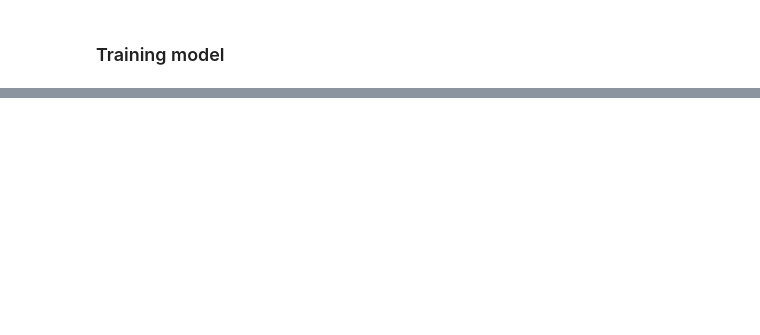
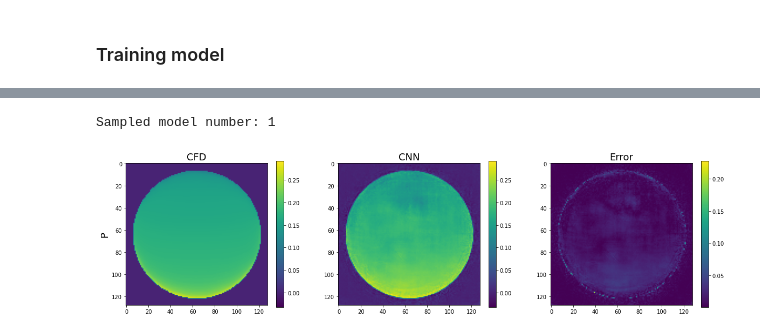
Before and after one commit to NormKOALA/Projects, a Jupyter notebook: FinalProject/FinalProject_WorkNote.ipynb, the cells around one changed output, grey strips where cells are left out. Cells and saved outputs as stored; diff of their text form; code cells hidden in the pictures; blank space fills up the shorter version.

```diff
--- a/FinalProject/FinalProject_WorkNote.ipynb
+++ b/FinalProject/FinalProject_WorkNote.ipynb
@@ -1146,0 +1227,19 @@ for i in range(4):
+# %%
+x = torch.FloatTensor(x)
+y = torch.FloatTensor(y)
+
+x_Ns, x_Nc, x_Nx, x_Ny = x.shape
+y_Ns, y_Nc, y_Nx, y_Ny = y.shape
+
+# channels_weights = torch.sqrt(torch.mean(y.permute(0, 2, 3, 1)\
+#                                          .reshape((y_Ns*y_Nx*y_Ny, y_Nc)) ** 2, dim=0)).view(1, -1, 1, 1).to(device)
+
+# print(channels_weights)
+
+channels_weights = 1
+# %%
+# Spliting dataset into 70% train and 30% test
+train_data, test_data = split_tensors(x, y, ratio=0.7)
+
+train_dataset, test_dataset = TensorDataset(*train_data), TensorDataset(*test_data)
+test_x, test_y = test_dataset[:]
@@ -1146,0 +1272,22 @@ for i in range(4):
+# %%
+# Learning parameters
+
+lr = 0.0001
+kernel_size = 9
+filters = [8, 16, 32, 32]
+bn = False
+wn = False
+wd = 0.005
+
+model = UNet(x_Nc,
+             y_Nc,
+             filters=filters,
+             kernel_size=kernel_size,
+             batch_norm=bn,
+             weight_norm=wn,
+             activation=nn.ReLU)
+
+optimizer = torch.optim.AdamW(model.parameters(), lr=lr, weight_decay=wd)
+
+BATCH_SIZE = 64
+EPOCHS = 1000
@@ -1146,0 +1358,7 @@ for i in range(4):
+# %%
+visualize(test_y.cpu().detach().numpy(),
+          out.cpu().detach().numpy(),
+          error.cpu().detach().numpy())
+# %% [output]
+Sampled model number: 1
+[figure, added]
```
Also changed, not shown: parts of 49 cells of this notebook.
